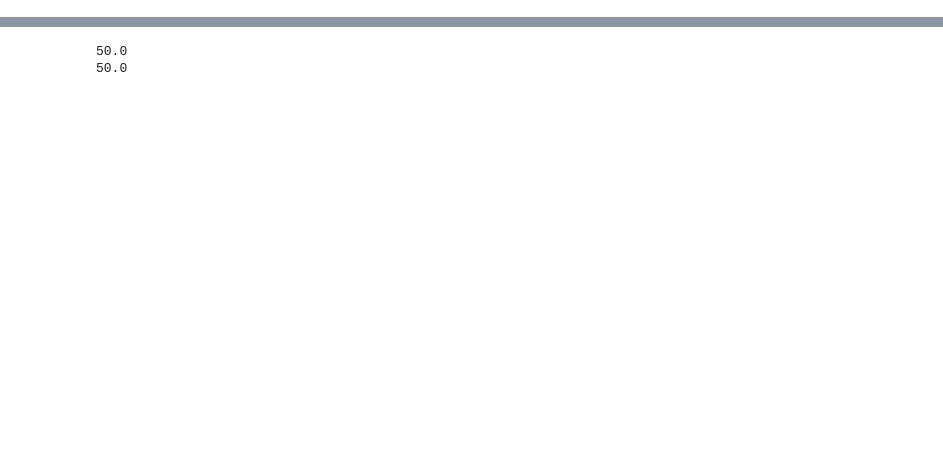
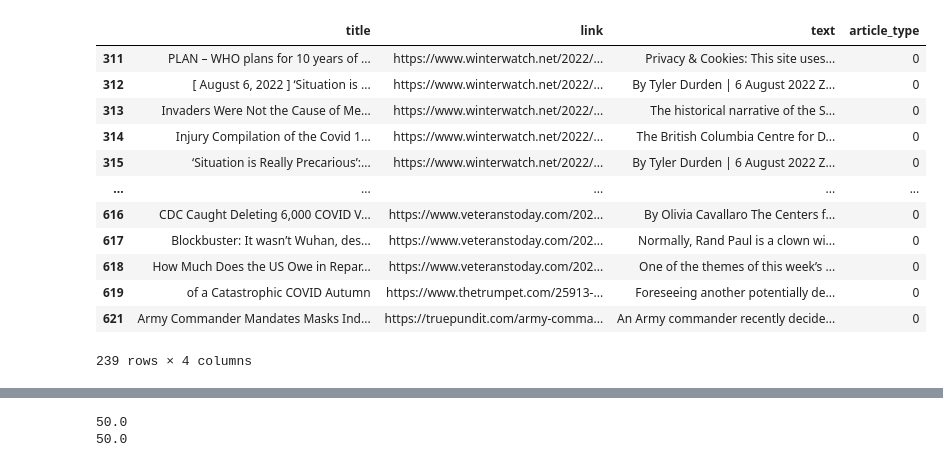
Before and after one commit to isobarbaric/TruthGuard, a Jupyter notebook: ML Model Training/models.ipynb, the cells around one changed output, grey strips where cells are left out. Saved outputs shown, nothing was run; the diff lists cells and outputs as text; code cells hidden in the pictures; blank space fills up the shorter version.

```diff
--- a/ML Model Training/models.ipynb
+++ b/ML Model Training/models.ipynb
@@ -20,3 +41,19 @@ pd.read_pickle('../Data/processed/processed_data.pkl')
+# %%
+conspiracy_articles
+# %% [output]
+|  | title | link | text | article_type |
+| 311 | PLAN – WHO plans for 10 years of ... | https://www.winterwatch.net/2022/... | Privacy & Cookies: This site uses... | 0 |
+| 312 | [ August 6, 2022 ] ‘Situation is ... | https://www.winterwatch.net/2022/... | By Tyler Durden | 6 August 2022 Z... | 0 |
+| 313 | Invaders Were Not the Cause of Me... | https://www.winterwatch.net/2022/... | The historical narrative of the S... | 0 |
+| 314 | Injury Compilation of the Covid 1... | https://www.winterwatch.net/2022/... | The British Columbia Centre for D... | 0 |
+| 315 | ‘Situation is Really Precarious’:... | https://www.winterwatch.net/2022/... | By Tyler Durden | 6 August 2022 Z... | 0 |
+| ... | ... | ... | ... | ... |
+| 616 | CDC Caught Deleting 6,000 COVID V... | https://www.veteranstoday.com/202... | By Olivia Cavallaro The Centers f... | 0 |
+| 617 | Blockbuster: It wasn’t Wuhan, des... | https://www.veteranstoday.com/202... | Normally, Rand Paul is a clown wi... | 0 |
+| 618 | How Much Does the US Owe in Repar... | https://www.veteranstoday.com/202... | One of the themes of this week’s ... | 0 |
+| 619 | of a Catastrophic COVID Autumn | https://www.thetrumpet.com/25913-... | Foreseeing another potentially de... | 0 |
+| 621 | Army Commander Mandates Masks Ind... | https://truepundit.com/army-comma... | An Army commander recently decide... | 0 |
+239 rows × 4 columns
 # %%
 # splitting articles between training and test sets twice, once for the scientific ones and once for the conspiracy ones
 
```
Also changed, not shown: parts of 24 cells of this notebook, 1 other file.
